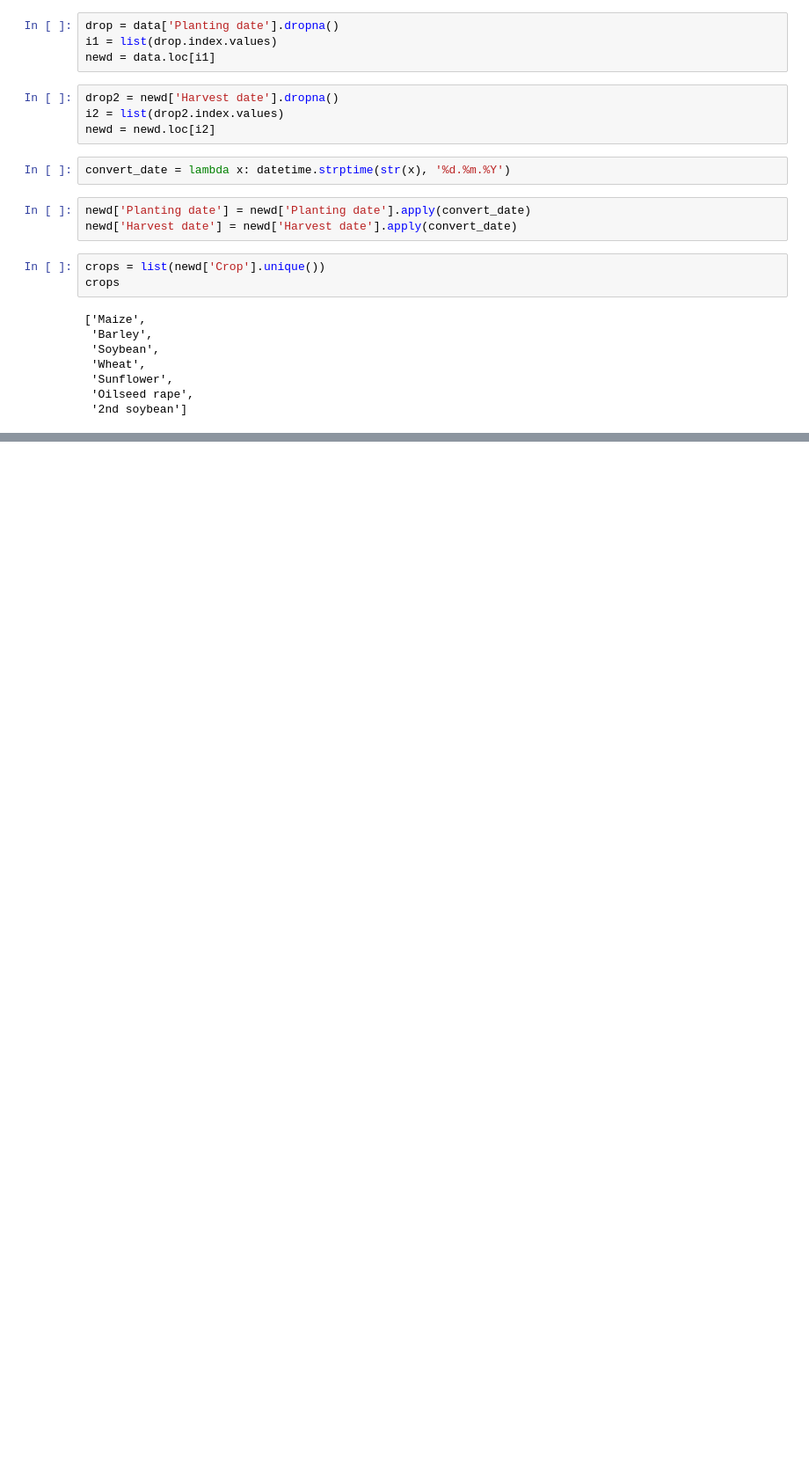
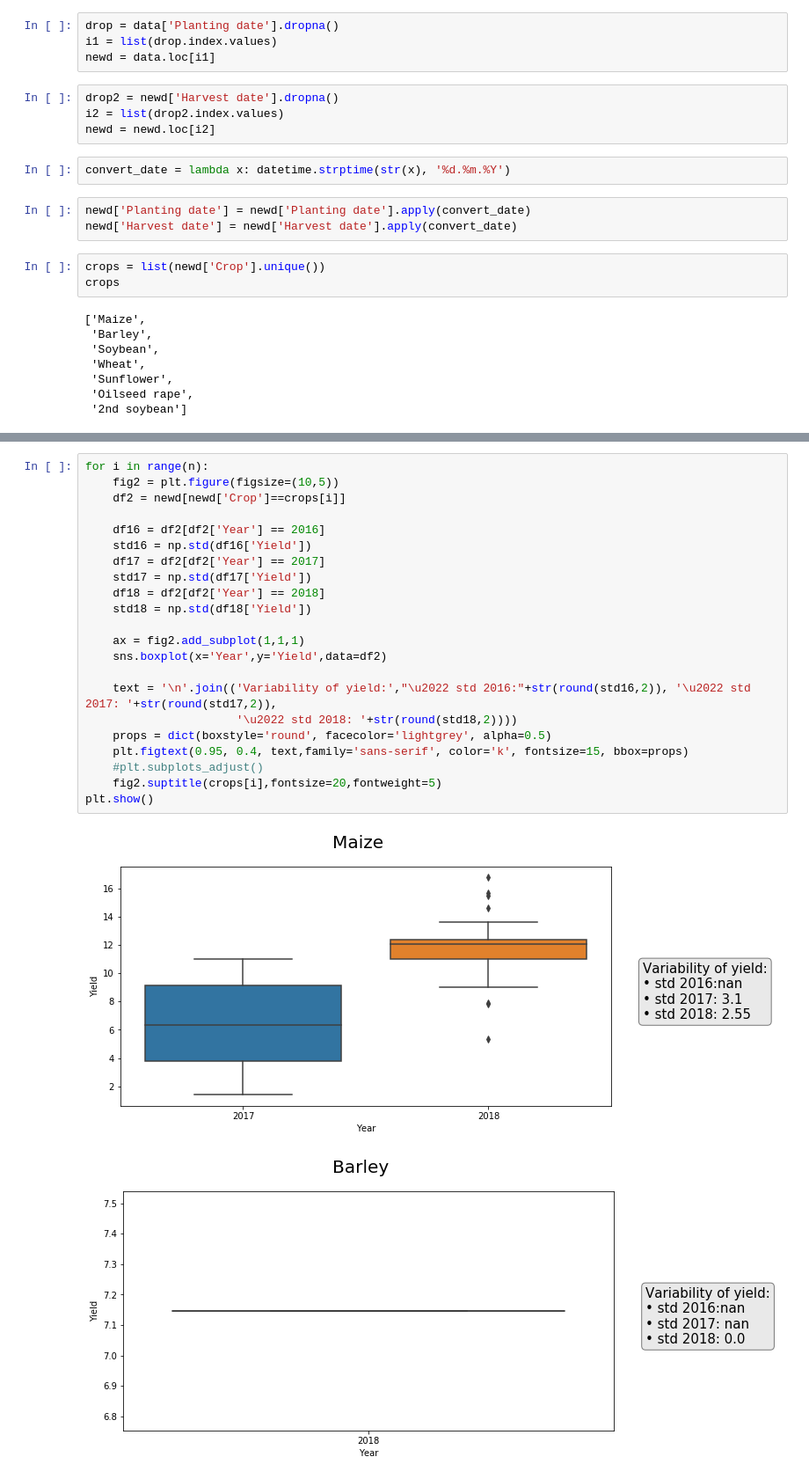
Before and after one commit to AndreaM1996/Project5, a Jupyter notebook: Project5.ipynb, the cells around one changed output, grey strips where cells are left out. Shown: that part at 88% size. Saved outputs shown, nothing was run; the diff lists cells and outputs as text; blank space fills up the shorter version.

```diff
--- a/Project5.ipynb
+++ b/Project5.ipynb
@@ -129,0 +108,25 @@ TypeError: hist_frame() got multiple values for argument 'data'
+# %%
+for i in range(n):
+    fig2 = plt.figure(figsize=(10,5))
+    df2 = newd[newd['Crop']==crops[i]]
+
+    df16 = df2[df2['Year'] == 2016]
+    std16 = np.std(df16['Yield'])
+    df17 = df2[df2['Year'] == 2017]
+    std17 = np.std(df17['Yield'])
+    df18 = df2[df2['Year'] == 2018]
+    std18 = np.std(df18['Yield'])
+
+    ax = fig2.add_subplot(1,1,1)
+    sns.boxplot(x='Year',y='Yield',data=df2)
+
+    text = '\n'.join(('Variability of yield:',"\u2022 std 2016:"+str(round(std16,2)), '\u2022 std 2017: '+str(round(std17,2)),
+                      '\u2022 std 2018: '+str(round(std18,2))))
+    props = dict(boxstyle='round', facecolor='lightgrey', alpha=0.5)
+    plt.figtext(0.95, 0.4, text,family='sans-serif', color='k', fontsize=15, bbox=props)
+    #plt.subplots_adjust()
+    fig2.suptitle(crops[i],fontsize=20,fontweight=5)
+plt.show()
+# %% [output]
+[figure, added]
+[figure, added]
```
Also changed, not shown: parts of 7 cells of this notebook.
